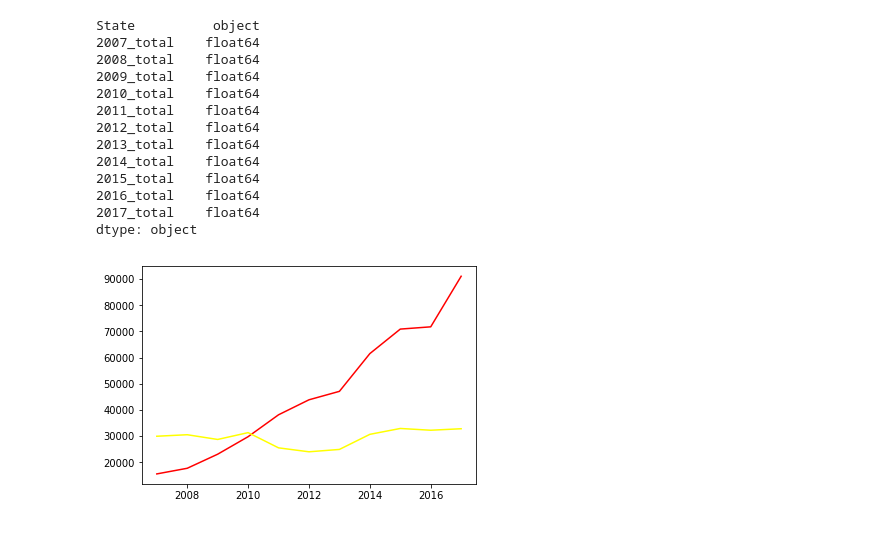
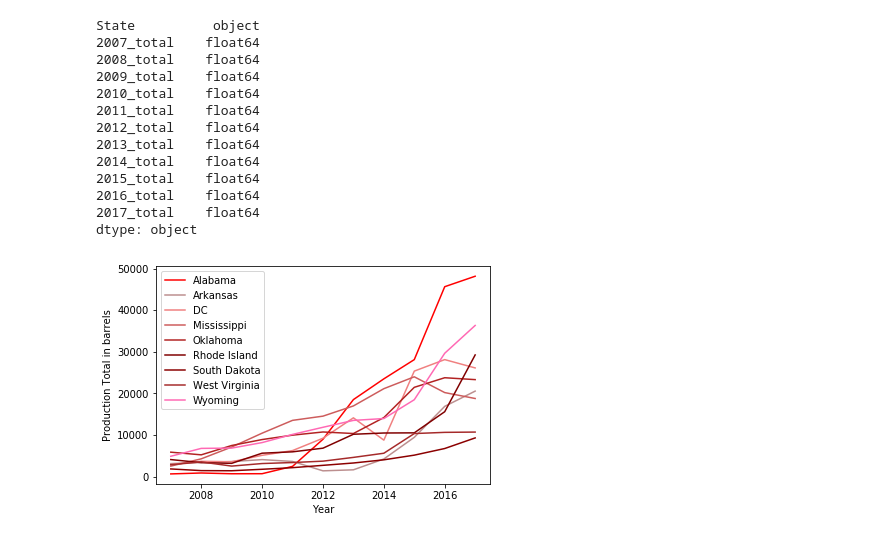
Before and after one commit to akhilliker/Project_1_Team_2, a Jupyter notebook: Lauren/Sales by Type.ipynb, the cells around one changed output. Drawn from its saved outputs; the diff is of its cells as text; code cells hidden in the pictures.

```diff
--- a/Lauren/Sales by Type.ipynb
+++ b/Lauren/Sales by Type.ipynb
@@ -280,19 +280,27 @@ State          object
 2016_total    float64
 2017_total    float64
 dtype: object
-# %%
-iyear = 2007
-years = []
-for i in range(11):
-    iyear = 2007 + i
-    years.append(iyear)
-
-#print(state_totals.iloc[4]
-
-plt.plot(years, state_totals.iloc[32, 1:], 'k-',  color = "red")
-plt.plot(years, state_totals.iloc[33, 1:], 'k-',  color = "yellow")
-#plt.plot(years, state_totals.iloc[10, 1:], 'k-',  color = "indigo")
-
-plt.show()
-# %% [output]
-[figure, removed]
+# %%
+iyear = 2007
+years = []
+for i in range(11):
+    iyear = 2007 + i
+    years.append(iyear)
+
+plt.plot(years, state_totals.iloc[1, 1:], 'k-',  color = "red", label = 'Alabama')
+plt.plot(years, state_totals.iloc[2, 1:], 'k-',  color = "rosybrown", label = 'Arkansas')
+plt.plot(years, state_totals.iloc[7, 1:], 'k-',  color = "lightcoral", label = 'DC')
+plt.plot(years, state_totals.iloc[25, 1:], 'k-',  color = "indianred", label = 'Mississippi')
+plt.plot(years, state_totals.iloc[36, 1:], 'k-',  color = "firebrick", label = 'Oklahoma')
+plt.plot(years, state_totals.iloc[39, 1:], 'k-',  color = "maroon", label = 'Rhode Island')
+plt.plot(years, state_totals.iloc[41, 1:], 'k-',  color = "darkred", label = 'South Dakota')
+plt.plot(years, state_totals.iloc[49, 1:], 'k-',  color = "brown", label = 'West Virginia')
+plt.plot(years, state_totals.iloc[50, 1:], 'k-',  color = "hotpink", label = 'Wyoming')
+
+plt.xlabel('Year')
+plt.ylabel('Production Total in barrels')
+plt.legend(loc='best')
+
+plt.show()
+# %% [output]
+[figure, added]
```
Also changed, not shown: parts of 3 cells of this notebook, 1 other file.
